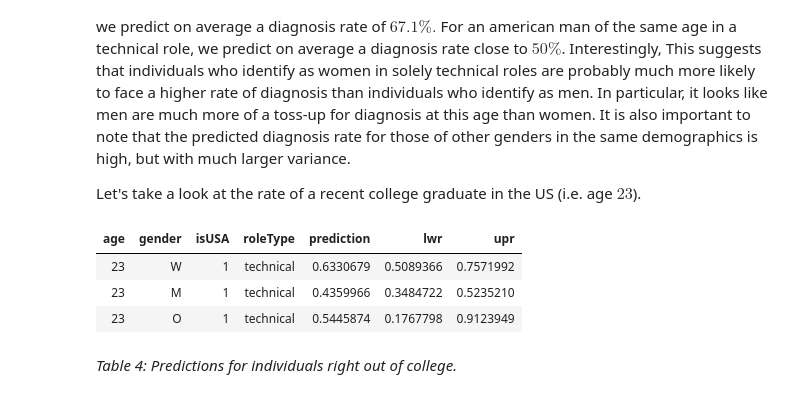
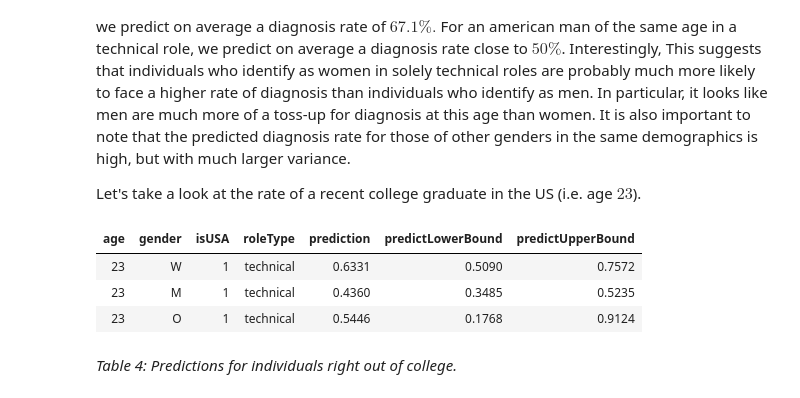
Before and after one commit to PLBMR/mentalHealthDataAnalysis, a Jupyter notebook: osmiMentalHealthInTech/analysis/inference.ipynb, the cells around one changed output. Drawn from its saved outputs; the diff is of its cells as text; code cells hidden in the pictures.

```diff
--- a/osmiMentalHealthInTech/analysis/inference.ipynb
+++ b/osmiMentalHealthInTech/analysis/inference.ipynb
@@ -171,26 +171,26 @@ Let's take a look at the rate of a recent college graduate in the US (i.e. age $
 # %%
 ageLev = 23
 predictionFrame = data.frame(age = ageLev,
                             gender = c("W","M","O"),
                             isUSA = 1,
                             roleType = "technical")
 #make predictions
 givenPredictions = predict(finalMod.logr,newdata = predictionFrame,
                            type = "response",se.fit = TRUE)
 #then store some information
-predictionFrame$prediction = givenPredictions$fit
+predictionFrame$prediction = signif(givenPredictions$fit,sigLev + 1)
 #confidence interval around point prediction
 critVal = 1.96
-predictionFrame$predictUpper = (predictionFrame$prediction
-                            - critVal * givenPredictions$se.fit)
-predictionFrame$upr = (predictionFrame$prediction
-                            + critVal * givenPredictions$se.fit)
+predictionFrame$predictLowerBound = signif(predictionFrame$prediction
+                            - critVal * givenPredictions$se.fit,sigLev + 1)
+predictionFrame$predictUpperBound = signif(predictionFrame$prediction
+                            + critVal * givenPredictions$se.fit,sigLev + 1)
 predictionFrame
 # %% [output]
-| age | gender | isUSA | roleType | prediction | lwr | upr |
-| 23 | W | 1 | technical | 0.6330679 | 0.5089366 | 0.7571992 |
-| 23 | M | 1 | technical | 0.4359966 | 0.3484722 | 0.5235210 |
-| 23 | O | 1 | technical | 0.5445874 | 0.1767798 | 0.9123949 |
+| age | gender | isUSA | roleType | prediction | predictLowerBound | predictUpperBound |
+| 23 | W | 1 | technical | 0.6331 | 0.5090 | 0.7572 |
+| 23 | M | 1 | technical | 0.4360 | 0.3485 | 0.5235 |
+| 23 | O | 1 | technical | 0.5446 | 0.1768 | 0.9124 |
 # %% [markdown]
 _Table 4: Predictions for individuals right out of college._
 # %%
```
Also changed, not shown: parts of 5 cells of this notebook, 2 other files.
